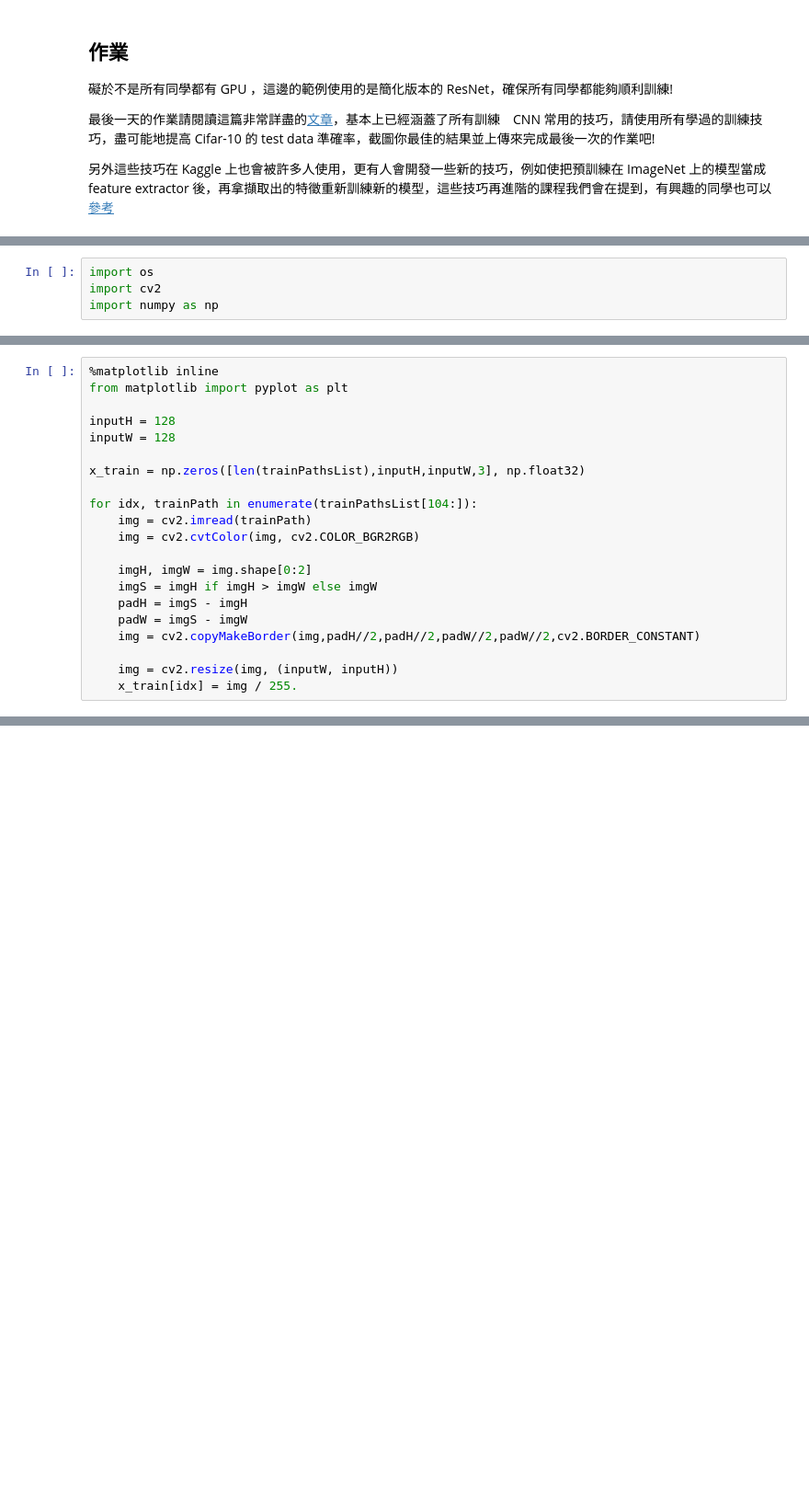
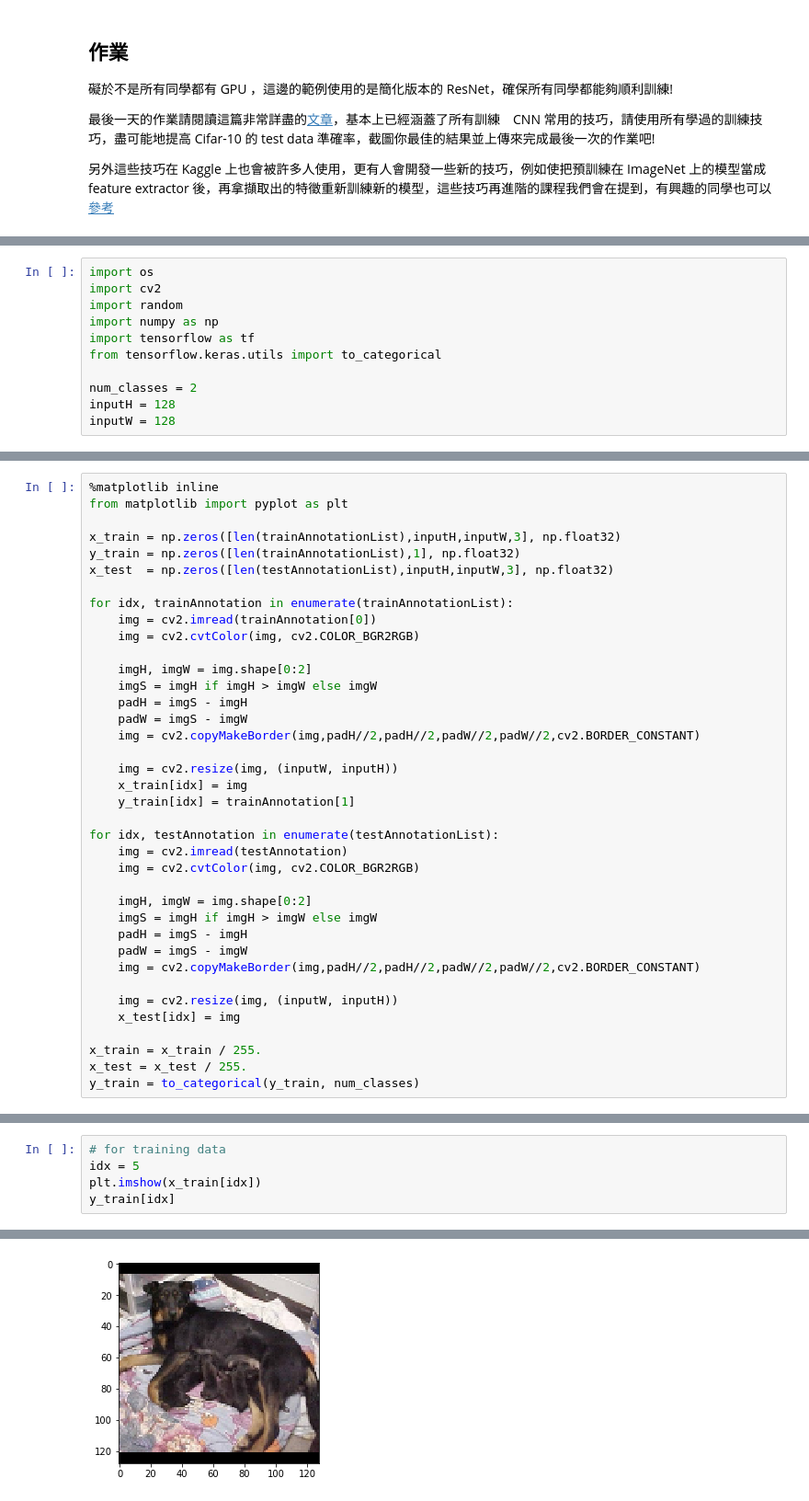
Before and after one commit to magikerwin/100Day-ML-Marathon, a Jupyter notebook: 2nd-ML100Days/homework/D-101/Day101_Kaggle_HW.ipynb, the cells around one changed output, grey strips where cells are left out. Shown: that part at 92% size. Cells and saved outputs as stored; diff of their text form; blank space fills up the shorter version.

```diff
--- a/2nd-ML100Days/homework/D-101/Day101_Kaggle_HW.ipynb
+++ b/2nd-ML100Days/homework/D-101/Day101_Kaggle_HW.ipynb
@@ -32,5 +9,12 @@ x_train.shape, y_train.shape
 # %%
 import os
 import cv2
+import random
 import numpy as np
+import tensorflow as tf
+from tensorflow.keras.utils import to_categorical
+
+num_classes = 2
+inputH = 128
+inputW = 128
 # %%
@@ -49,13 +43,12 @@ for fileName in os.listdir(dirPath):
 %matplotlib inline
 from matplotlib import pyplot as plt
 
-inputH = 128
-inputW = 128
+x_train = np.zeros([len(trainAnnotationList),inputH,inputW,3], np.float32)
+y_train = np.zeros([len(trainAnnotationList),1], np.float32)
+x_test  = np.zeros([len(testAnnotationList),inputH,inputW,3], np.float32)
 
-x_train = np.zeros([len(trainPathsList),inputH,inputW,3], np.float32)
-
-for idx, trainPath in enumerate(trainPathsList[104:]):
-    img = cv2.imread(trainPath)
+for idx, trainAnnotation in enumerate(trainAnnotationList):
+    img = cv2.imread(trainAnnotation[0])
     img = cv2.cvtColor(img, cv2.COLOR_BGR2RGB)
 
     imgH, imgW = img.shape[0:2]
@@ -65,4 +58,22 @@ for idx, trainPath in enumerate(trainPathsList[104:]):
     img = cv2.copyMakeBorder(img,padH//2,padH//2,padW//2,padW//2,cv2.BORDER_CONSTANT)
 
     img = cv2.resize(img, (inputW, inputH))
-    x_train[idx] = img / 255.
+    x_train[idx] = img
+    y_train[idx] = trainAnnotation[1]
+
+for idx, testAnnotation in enumerate(testAnnotationList):
+    img = cv2.imread(testAnnotation)
+    img = cv2.cvtColor(img, cv2.COLOR_BGR2RGB)
+
+    imgH, imgW = img.shape[0:2]
+    imgS = imgH if imgH > imgW else imgW
+    padH = imgS - imgH
+    padW = imgS - imgW
+    img = cv2.copyMakeBorder(img,padH//2,padH//2,padW//2,padW//2,cv2.BORDER_CONSTANT)
+
+    img = cv2.resize(img, (inputW, inputH))
+    x_test[idx] = img
+
+x_train = x_train / 255.
+x_test = x_test / 255.
+y_train = to_categorical(y_train, num_classes)
@@ -73,0 +80,6 @@ plt.imshow(x_train[5])
+# %%
+# for training data
+idx = 5
+plt.imshow(x_train[idx])
+y_train[idx]
+# %% [output]
@@ -73,0 +87 @@ plt.imshow(x_train[5])
+[figure, added]
```
Also changed, not shown: parts of 24 cells of this notebook, 2 other files.
